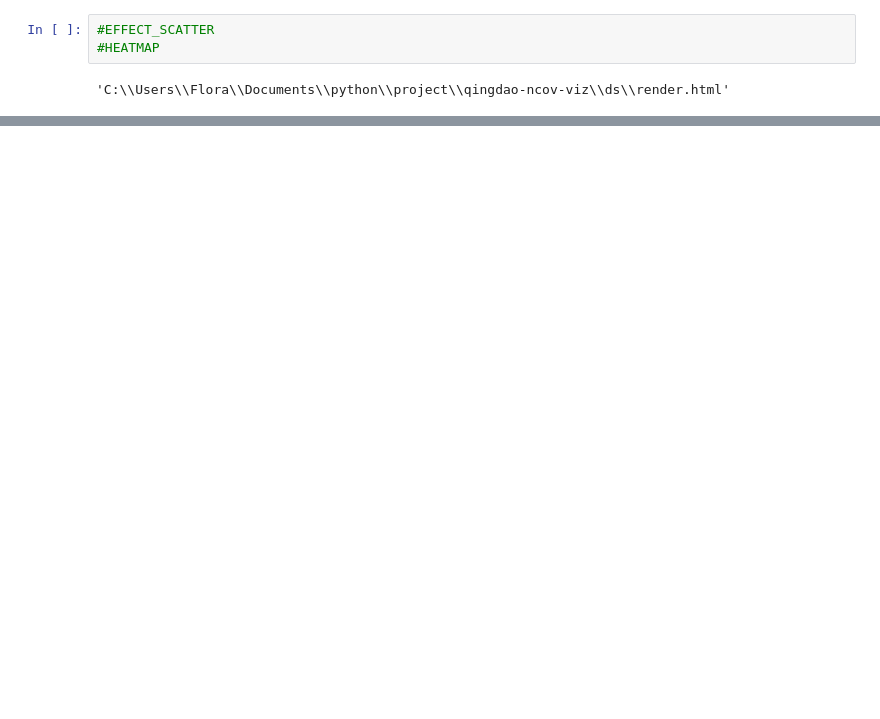
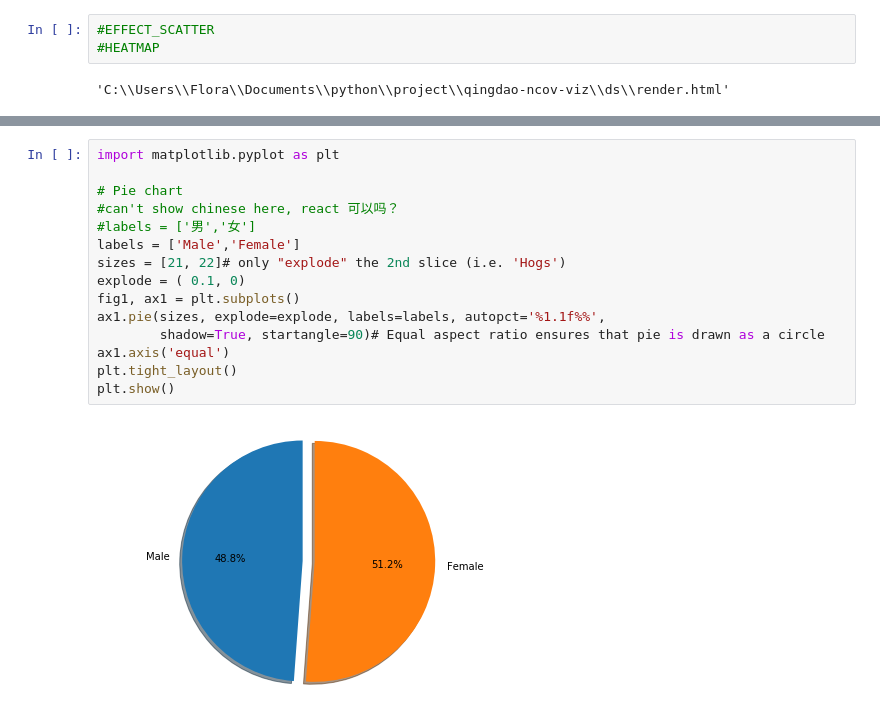
Before and after one commit to ffflora/ncov-visualization-qingdao, a Jupyter notebook: ds/demo.ipynb, the cells around one changed output, grey strips where cells are left out. Drawn from its saved outputs; the diff is of its cells as text; blank space fills up the shorter version.

```diff
--- a/ds/demo.ipynb
+++ b/ds/demo.ipynb
@@ -54,0 +168,17 @@ c.render('render2.html')
+# %%
+import matplotlib.pyplot as plt
+
+# Pie chart
+#can't show chinese here, react 可以吗？
+#labels = ['男','女']
+labels = ['Male','Female']
+sizes = [21, 22]# only "explode" the 2nd slice (i.e. 'Hogs')
+explode = ( 0.1, 0)
+fig1, ax1 = plt.subplots()
+ax1.pie(sizes, explode=explode, labels=labels, autopct='%1.1f%%',
+        shadow=True, startangle=90)# Equal aspect ratio ensures that pie is drawn as a circle
+ax1.axis('equal')
+plt.tight_layout()
+plt.show()
+# %% [output]
+[figure, added]
```
Also changed, not shown: parts of 17 cells of this notebook, 8 other files.
